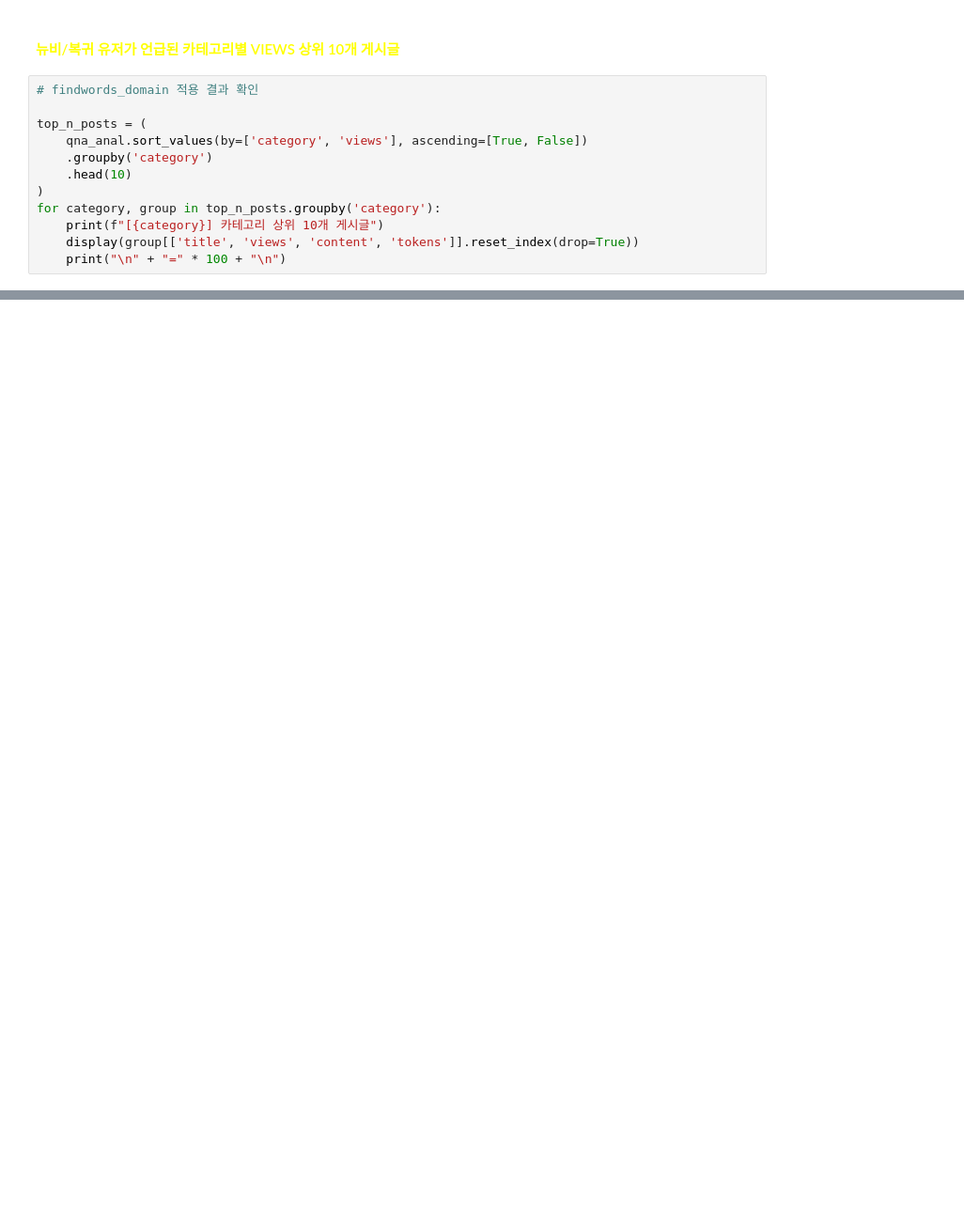
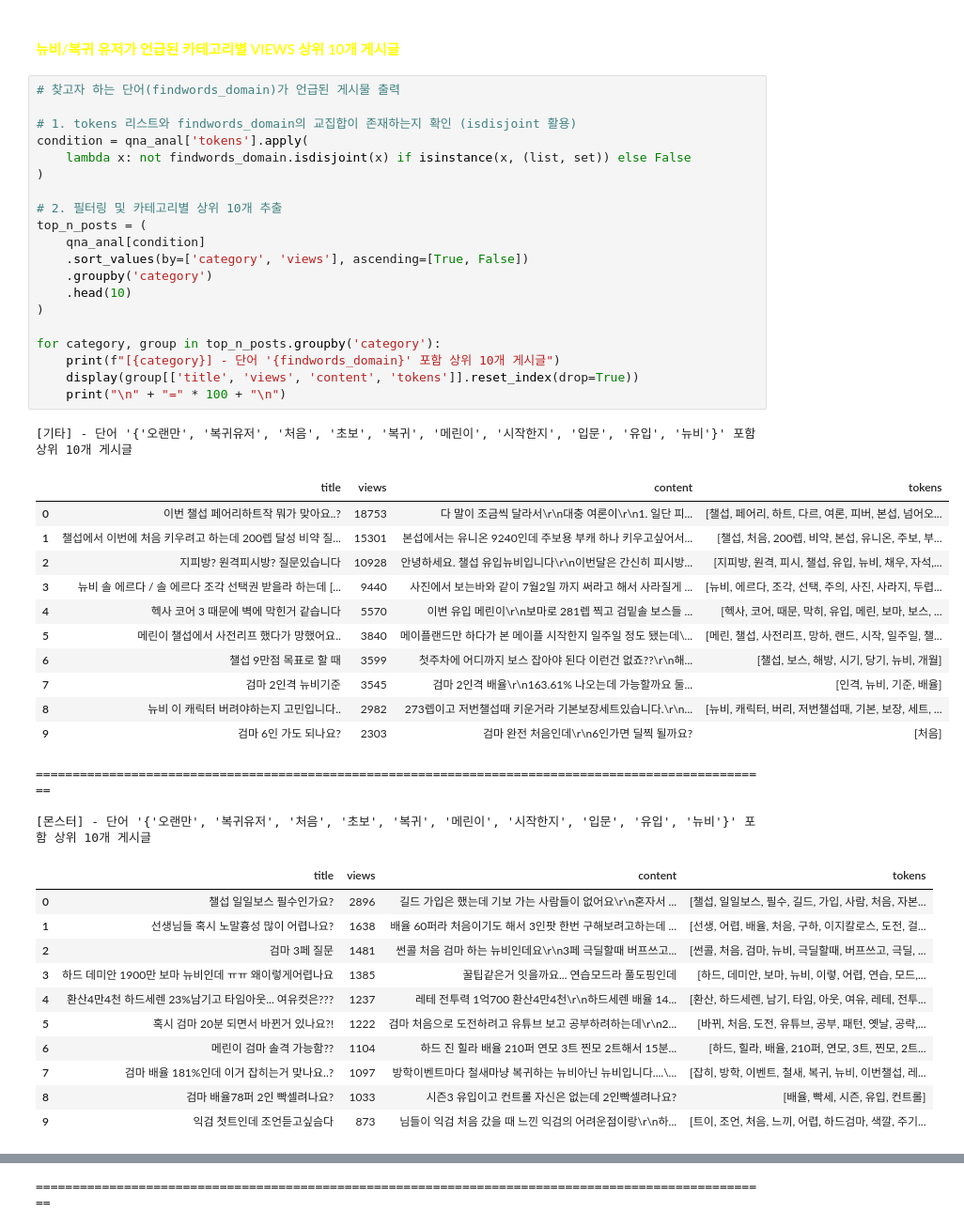
Before and after one commit to encore-ai-campus/mle-01-p1-team3, a Jupyter notebook: notebooks/inven_data_analysis_new.ipynb, the cells around one changed output, grey strips where cells are left out. Shown at 94% size. Cells and saved outputs as stored; diff of their text form; blank space fills up the shorter version.

```diff
--- a/notebooks/inven_data_analysis_new.ipynb
+++ b/notebooks/inven_data_analysis_new.ipynb
@@ -394,15 +398,50 @@ display(qna_anal[qna_anal_new].head())
 | 37 | 몬스터 | 이지카링 2인 빌드 질문있어요 | 2026-08-18 | 408 | 0 | 2인 배율 320퍼 나오고\r\n레테 165% 썬콜 155%... | 5 | 이지카링 2인 빌드 질문있어요 | 2인 배율 320퍼 나오고 레테 165% 썬콜 155% 둘다... | ... |
 # %% [markdown]
 #### <font color=yellow>뉴비/복귀 유저가 언급된 카테고리별 VIEWS 상위 10개 게시글</font>
-# %%
-# findwords_domain 적용 결과 확인
-
-top_n_posts = (
-    qna_anal.sort_values(by=['category', 'views'], ascending=[True, False])
-    .groupby('category')
-    .head(10)
-)
-for category, group in top_n_posts.groupby('category'):
-    print(f"[{category}] 카테고리 상위 10개 게시글")
-    display(group[['title', 'views', 'content', 'tokens']].reset_index(drop=True))
-    print("\n" + "=" * 100 + "\n")
+# %%
+# 찾고자 하는 단어(findwords_domain)가 언급된 게시물 출력
+
+# 1. tokens 리스트와 findwords_domain의 교집합이 존재하는지 확인 (isdisjoint 활용)
+condition = qna_anal['tokens'].apply(
+    lambda x: not findwords_domain.isdisjoint(x) if isinstance(x, (list, set)) else False
+)
+
+# 2. 필터링 및 카테고리별 상위 10개 추출
+top_n_posts = (
+    qna_anal[condition]
+    .sort_values(by=['category', 'views'], ascending=[True, False])
+    .groupby('category')
+    .head(10)
+)
+
+for category, group in top_n_posts.groupby('category'):
+    print(f"[{category}] - 단어 '{findwords_domain}' 포함 상위 10개 게시글")
+    display(group[['title', 'views', 'content', 'tokens']].reset_index(drop=True))
+    print("\n" + "=" * 100 + "\n")
+# %% [output]
+[기타] - 단어 '{'오랜만', '복귀유저', '처음', '초보', '복귀', '메린이', '시작한지', '입문', '유입', '뉴비'}' 포함 상위 10개 게시글
+|  | title | views | content | tokens |
+| 0 | 이번 챌섭 페어리하트작 뭐가 맞아요..? | 18753 | 다 말이 조금씩 달라서\r\n대충 여론이\r\n1. 일단 피... | [챌섭, 페어리, 하트, 다르, 여론, 피버, 본섭, 넘어오... |
+| 1 | 챌섭에서 이번에 처음 키우려고 하는데 200렙 달성 비약 질... | 15301 | 본섭에서는 유니온 9240인데 주보용 부캐 하나 키우고싶어서... | [챌섭, 처음, 200렙, 비약, 본섭, 유니온, 주보, 부... |
+| 2 | 지피방? 원격피시방? 질문있습니다 | 10928 | 안녕하세요. 챌섭 유입뉴비입니다\r\n이번달은 간신히 피시방... | [지피방, 원격, 피시, 챌섭, 유입, 뉴비, 채우, 자석,... |
+| 3 | 뉴비 솔 에르다 / 솔 에르다 조각 선택권 받을라 하는데 [... | 9440 | 사진에서 보는바와 같이 7월2일 까지 써라고 해서 사라질게 ... | [뉴비, 에르다, 조각, 선택, 주의, 사진, 사라지, 두렵... |
+| 4 | 헥사 코어 3 때문에 벽에 막힌거 같습니다 | 5570 | 이번 유입 메린이\r\n보마로 281렙 찍고 검밑솔 보스들 ... | [헥사, 코어, 때문, 막히, 유입, 메린, 보마, 보스, ... |
+| 5 | 메린이 챌섭에서 사전리프 했다가 망했어요.. | 3840 | 메이플랜드만 하다가 본 메이플 시작한지 일주일 정도 됐는데\... | [메린, 챌섭, 사전리프, 망하, 랜드, 시작, 일주일, 챌... |
+| 6 | 챌섭 9만점 목표로 할 때 | 3599 | 첫주차에 어디까지 보스 잡아야 된다 이런건 없죠??\r\n해... | [챌섭, 보스, 해방, 시기, 당기, 뉴비, 개월] |
+| 7 | 검마 2인격 뉴비기준 | 3545 | 검마 2인격 배율\r\n163.61% 나오는데 가능할까요 둘... | [인격, 뉴비, 기준, 배율] |
+| 8 | 뉴비 이 캐릭터 버려야하는지 고민입니다.. | 2982 | 273렙이고 저번챌섭때 키운거라 기본보장세트있습니다.\r\n... | [뉴비, 캐릭터, 버리, 저번챌섭때, 기본, 보장, 세트, ... |
+| 9 | 검마 6인 가도 되나요? | 2303 | 검마 완전 처음인데\r\n6인가면 딜찍 될까요? | [처음] |
+====================================================================================================
+
+[몬스터] - 단어 '{'오랜만', '복귀유저', '처음', '초보', '복귀', '메린이', '시작한지', '입문', '유입', '뉴비'}' 포함 상위 10개 게시글
+|  | title | views | content | tokens |
+| 0 | 챌섭 일일보스 필수인가요? | 2896 | 길드 가입은 했는데 기보 가는 사람들이 없어요\r\n혼자서 ... | [챌섭, 일일보스, 필수, 길드, 가입, 사람, 처음, 자본... |
+| 1 | 선생님들 혹시 노말흉성 많이 어렵나요? | 1638 | 배율 60퍼라 처음이기도 해서 3인팟 한번 구해보려고하는데 ... | [선생, 어렵, 배율, 처음, 구하, 이지칼로스, 도전, 걸... |
+| 2 | 검마 3페 질문 | 1481 | 썬콜 처음 검마 하는 뉴비인데요\r\n3페 극딜할때 버프쓰고... | [썬콜, 처음, 검마, 뉴비, 극딜할때, 버프쓰고, 극딜, ... |
+| 3 | 하드 데미안 1900만 보마 뉴비인데 ㅠㅠ 왜이렇게어렵나요 | 1385 | 꿀팁같은거 잇을까요... 연습모드라 풀도핑인데 | [하드, 데미안, 보마, 뉴비, 이렇, 어렵, 연습, 모드,... |
+| 4 | 환산4만4천 하드세렌 23%남기고 타임아웃... 여유컷은??? | 1237 | 레테 전투력 1억700 환산4만4천\r\n하드세렌 배율 14... | [환산, 하드세렌, 남기, 타임, 아웃, 여유, 레테, 전투... |
+| 5 | 혹시 검마 20분 되면서 바뀐거 있나요?! | 1222 | 검마 처음으로 도전하려고 유튜브 보고 공부하려하는데\r\n2... | [바뀌, 처음, 도전, 유튜브, 공부, 패턴, 옛날, 공략,... |
+| 6 | 메린이 검마 솔격 가능함?? | 1104 | 하드 진 힐라 배율 210퍼 연모 3트 찐모 2트해서 15분... | [하드, 힐라, 배율, 210퍼, 연모, 3트, 찐모, 2트... |
+| 7 | 검마 배율 181%인데 이거 잡히는거 맞나요..? | 1097 | 방학이벤트마다 철새마냥 복귀하는 뉴비아닌 뉴비입니다....\... | [잡히, 방학, 이벤트, 철새, 복귀, 뉴비, 이번챌섭, 레... |
+| 8 | 검마 배율78퍼 2인 빡셀려나요? | 1033 | 시즌3 유입이고 컨트롤 자신은 없는데 2인빡셀려나요? | [배율, 빡세, 시즌, 유입, 컨트롤] |
+| 9 | 익검 첫트인데 조언듣고싶슴다 | 873 | 님들이 익검 처음 갔을 때 느낀 익검의 어려운점이랑\r\n하... | [트이, 조언, 처음, 느끼, 어렵, 하드검마, 색깔, 주기... |
@@ -408,0 +504 @@ for category, group in top_n_posts.groupby('category'):
+====================================================================================================
```
Also changed, not shown: parts of 6 cells of this notebook, 12 other files.
